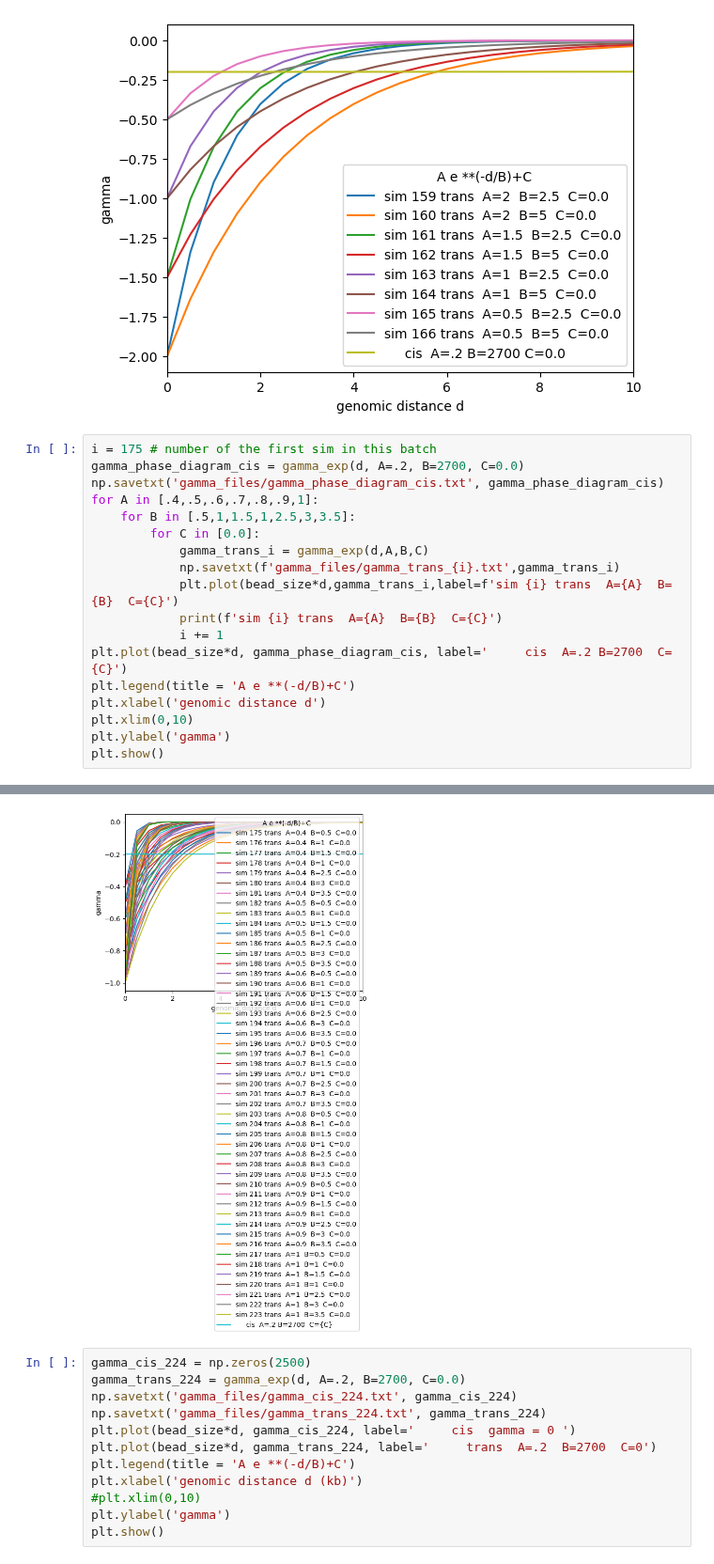
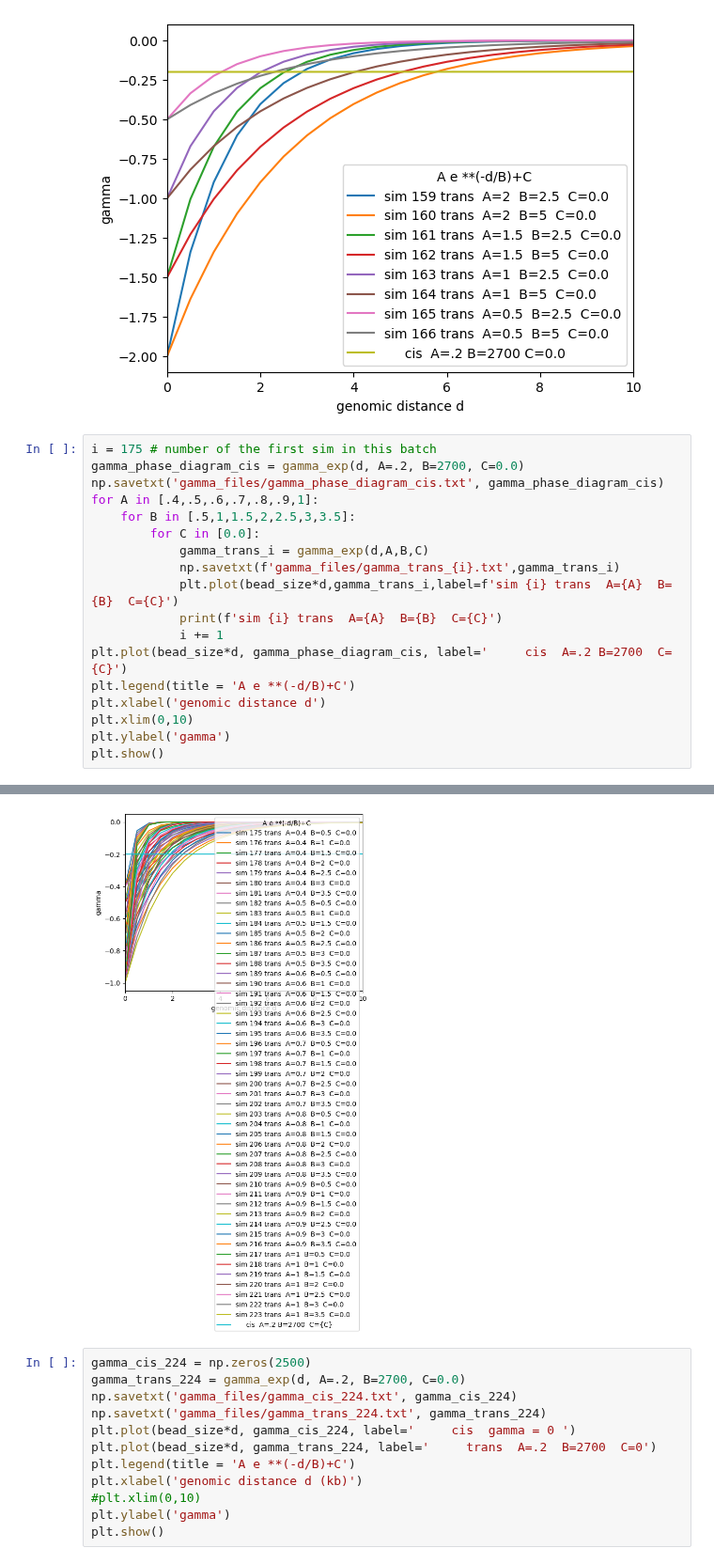
Before and after one commit to DiPierroLab/Douglas, a Jupyter notebook: 2_make_lambdas/make_gammas.ipynb, the cells around one changed output, grey strips where cells are left out. Shown at 94% size. Drawn from its saved outputs; the diff is of its cells as text.

```diff
--- a/2_make_lambdas/make_gammas.ipynb
+++ b/2_make_lambdas/make_gammas.ipynb
@@ -169,7 +169,7 @@ i = 175 # number of the first sim in this batch
 gamma_phase_diagram_cis = gamma_exp(d, A=.2, B=2700, C=0.0)
 np.savetxt('gamma_files/gamma_phase_diagram_cis.txt', gamma_phase_diagram_cis)
 for A in [.4,.5,.6,.7,.8,.9,1]:
-    for B in [.5,1,1.5,1,2.5,3,3.5]:
+    for B in [.5,1,1.5,2,2.5,3,3.5]:
         for C in [0.0]:
             gamma_trans_i = gamma_exp(d,A,B,C)
             np.savetxt(f'gamma_files/gamma_trans_{i}.txt',gamma_trans_i)
@@ -200,7 +200,7 @@ sim 220 trans  A=1  B=1  C=0.0
 sim 221 trans  A=1  B=2.5  C=0.0
 sim 222 trans  A=1  B=3  C=0.0
 sim 223 trans  A=1  B=3.5  C=0.0
-[figure, old version]
+[figure, new version]
 # %%
 gamma_cis_224 = np.zeros(2500)
 gamma_trans_224 = gamma_exp(d, A=.2, B=2700, C=0.0)
```
Also changed, not shown: parts of 2 cells of this notebook, 17 other files.
